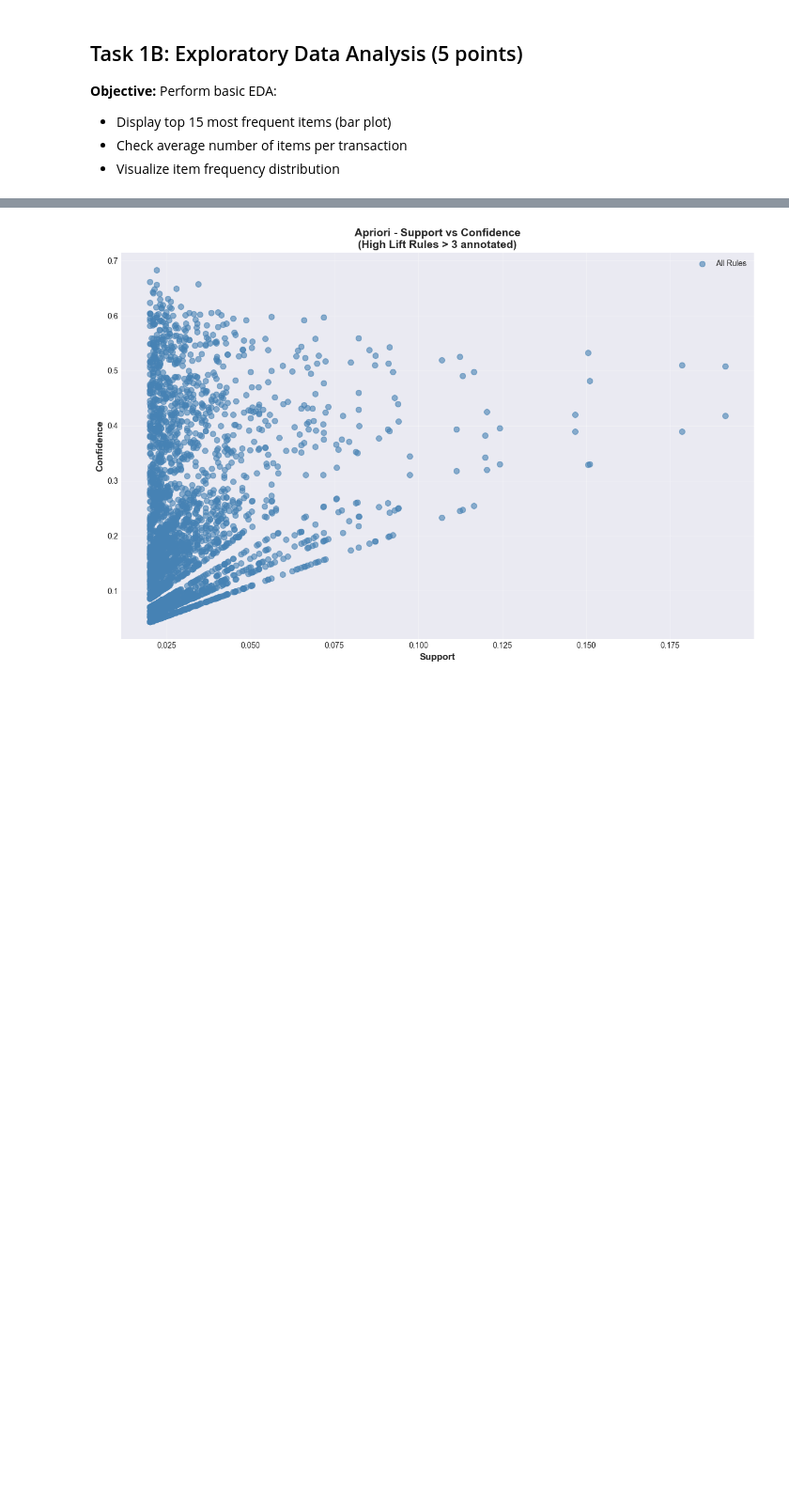
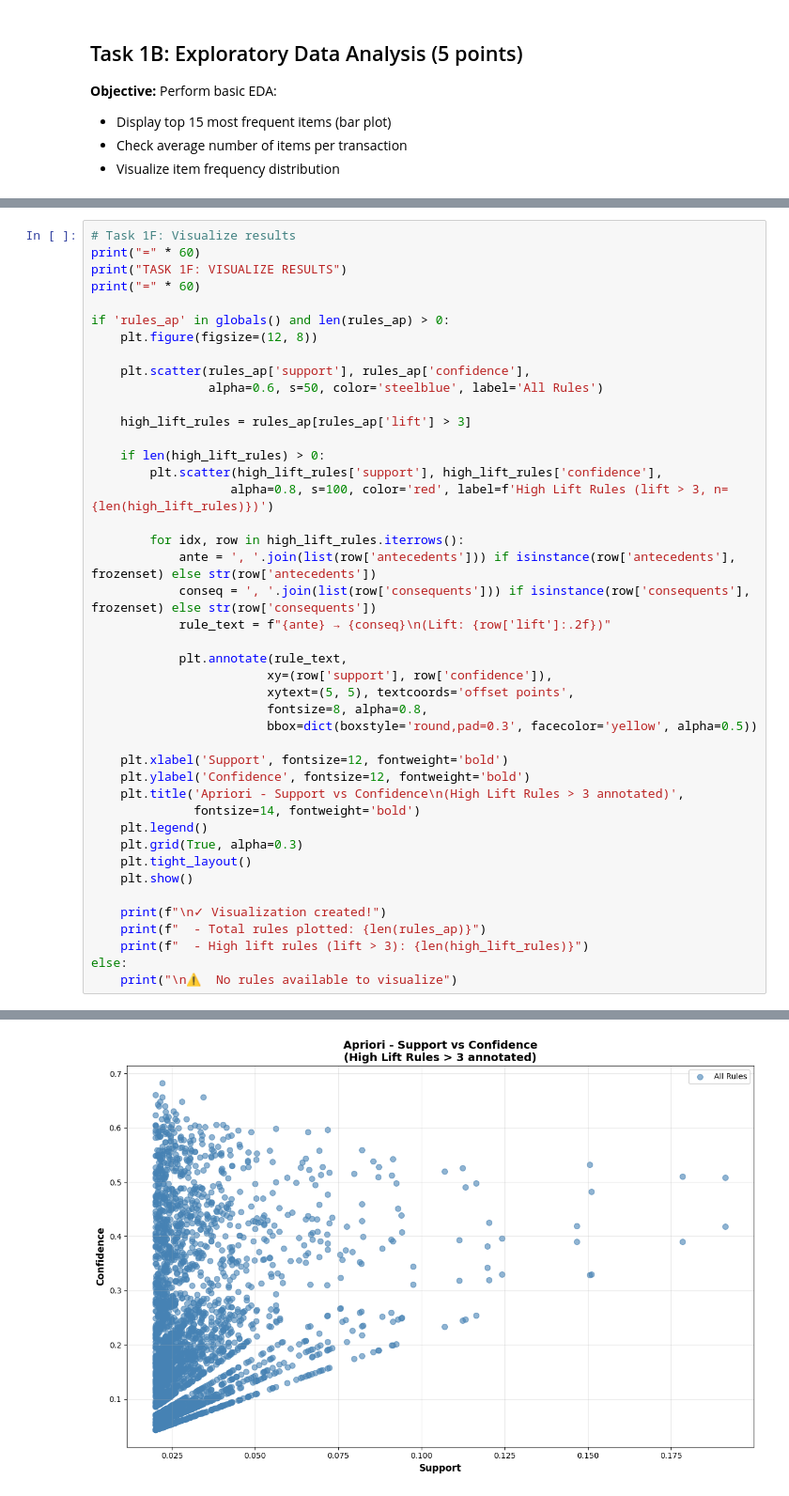
Before and after one commit to Buffden/data-mining-project-3, a Jupyter notebook: Assignment3_Apriori_FP_Growth.ipynb, the cells around one changed output, grey strips where cells are left out. Shown at 94% size. Drawn from its saved outputs; the diff is of its cells as text; blank space fills up the shorter version.

```diff
--- a/Assignment3_Apriori_FP_Growth.ipynb
+++ b/Assignment3_Apriori_FP_Growth.ipynb
@@ -293,9 +414,51 @@ Top 10 Rules (DataFrame format):
 # %%
+# Task 1F: Visualize results
+print("=" * 60)
+print("TASK 1F: VISUALIZE RESULTS")
+print("=" * 60)
+
+if 'rules_ap' in globals() and len(rules_ap) > 0:
+    plt.figure(figsize=(12, 8))
+
+    plt.scatter(rules_ap['support'], rules_ap['confidence'],
+                alpha=0.6, s=50, color='steelblue', label='All Rules')
+
+    high_lift_rules = rules_ap[rules_ap['lift'] > 3]
+
+    if len(high_lift_rules) > 0:
+        plt.scatter(high_lift_rules['support'], high_lift_rules['confidence'],
+                   alpha=0.8, s=100, color='red', label=f'High Lift Rules (lift > 3, n={len(high_lift_rules)})')
+
+        for idx, row in high_lift_rules.iterrows():
+            ante = ', '.join(list(row['antecedents'])) if isinstance(row['antecedents'], frozenset) else str(row['antecedents'])
+            conseq = ', '.join(list(row['consequents'])) if isinstance(row['consequents'], frozenset) else str(row['consequents'])
+            rule_text = f"{ante} → {conseq}\n(Lift: {row['lift']:.2f})"
+
+            plt.annotate(rule_text,
+                        xy=(row['support'], row['confidence']),
+                        xytext=(5, 5), textcoords='offset points',
+                        fontsize=8, alpha=0.8,
+                        bbox=dict(boxstyle='round,pad=0.3', facecolor='yellow', alpha=0.5))
+
+    plt.xlabel('Support', fontsize=12, fontweight='bold')
+    plt.ylabel('Confidence', fontsize=12, fontweight='bold')
+    plt.title('Apriori - Support vs Confidence\n(High Lift Rules > 3 annotated)',
+              fontsize=14, fontweight='bold')
+    plt.legend()
+    plt.grid(True, alpha=0.3)
+    plt.tight_layout()
+    plt.show()
+
+    print(f"\n✓ Visualization created!")
+    print(f"  - Total rules plotted: {len(rules_ap)}")
+    print(f"  - High lift rules (lift > 3): {len(high_lift_rules)}")
+else:
+    print("\n⚠️  No rules available to visualize")
 # %% [output]
 ============================================================
 TASK 1F: VISUALIZE RESULTS
 ============================================================
-[figure, old version]
+[figure, new version]
 ✓ Visualization created!
   - Total rules plotted: 2956
   - High lift rules (lift > 3): 0
```
Also changed, not shown: parts of 18 cells of this notebook.
